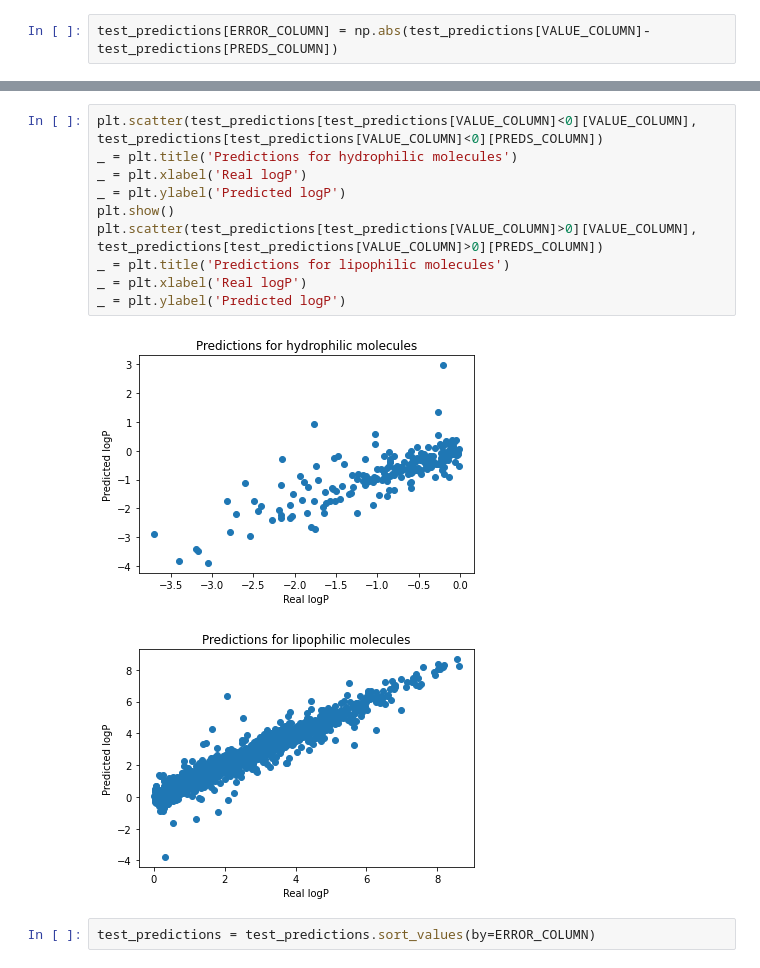
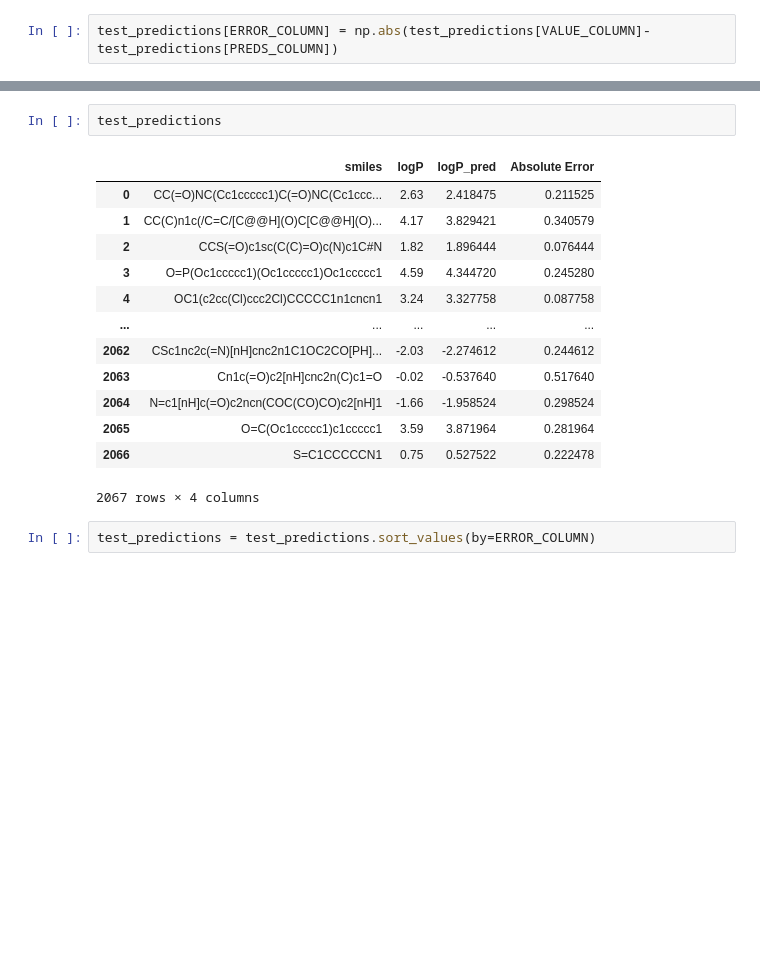
Before and after one commit to VEK239/StructGNN-lipophilicity, a Jupyter notebook: notebooks/baselines/dmpnn/2_get_worst_and_best_predictions.ipynb, the cells around one changed output, grey strips where cells are left out. Saved outputs shown, nothing was run; the diff lists cells and outputs as text; blank space fills up the shorter version.

```diff
--- a/notebooks/baselines/dmpnn/2_get_worst_and_best_predictions.ipynb
+++ b/notebooks/baselines/dmpnn/2_get_worst_and_best_predictions.ipynb
@@ -354,15 +324,18 @@ R2 of lipophilic molecules =  0.926
-# %%
-plt.scatter(test_predictions[test_predictions[VALUE_COLUMN]<0][VALUE_COLUMN], test_predictions[test_predictions[VALUE_COLUMN]<0][PREDS_COLUMN])
-_ = plt.title('Predictions for hydrophilic molecules')
-_ = plt.xlabel('Real logP')
-_ = plt.ylabel('Predicted logP')
-plt.show()
-plt.scatter(test_predictions[test_predictions[VALUE_COLUMN]>0][VALUE_COLUMN], test_predictions[test_predictions[VALUE_COLUMN]>0][PREDS_COLUMN])
-_ = plt.title('Predictions for lipophilic molecules')
-_ = plt.xlabel('Real logP')
-_ = plt.ylabel('Predicted logP')
-# %% [output]
-[figure, removed]
-[figure, removed]
+# %%
+test_predictions
+# %% [output]
+|  | smiles | logP | logP_pred | Absolute Error |
+| 0 | CC(=O)NC(Cc1ccccc1)C(=O)NC(Cc1ccc... | 2.63 | 2.418475 | 0.211525 |
+| 1 | CC(C)n1c(/C=C/[C@@H](O)C[C@@H](O)... | 4.17 | 3.829421 | 0.340579 |
+| 2 | CCS(=O)c1sc(C(C)=O)c(N)c1C#N | 1.82 | 1.896444 | 0.076444 |
+| 3 | O=P(Oc1ccccc1)(Oc1ccccc1)Oc1ccccc1 | 4.59 | 4.344720 | 0.245280 |
+| 4 | OC1(c2cc(Cl)ccc2Cl)CCCCC1n1cncn1 | 3.24 | 3.327758 | 0.087758 |
+| ... | ... | ... | ... | ... |
+| 2062 | CSc1nc2c(=N)[nH]cnc2n1C1OC2CO[PH]... | -2.03 | -2.274612 | 0.244612 |
+| 2063 | Cn1c(=O)c2[nH]cnc2n(C)c1=O | -0.02 | -0.537640 | 0.517640 |
+| 2064 | N=c1[nH]c(=O)c2ncn(COC(CO)CO)c2[nH]1 | -1.66 | -1.958524 | 0.298524 |
+| 2065 | O=C(Oc1ccccc1)c1ccccc1 | 3.59 | 3.871964 | 0.281964 |
+| 2066 | S=C1CCCCCN1 | 0.75 | 0.527522 | 0.222478 |
+2067 rows × 4 columns
 # %%
 test_predictions = test_predictions.sort_values(by=ERROR_COLUMN)
```
Also changed, not shown: parts of 5 cells of this notebook, 4 other files.
